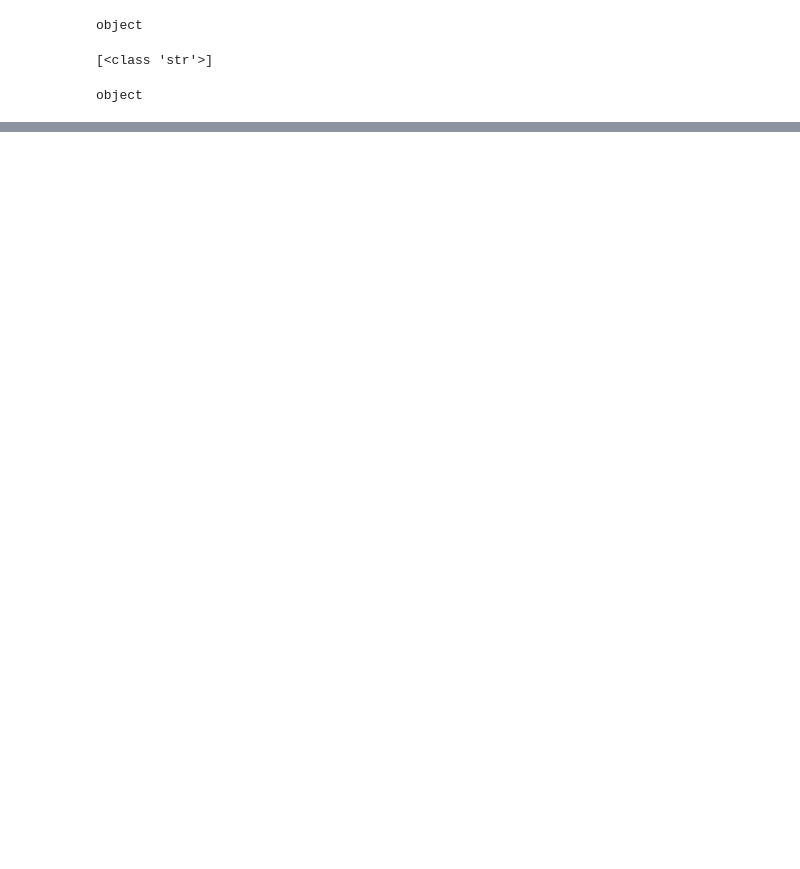
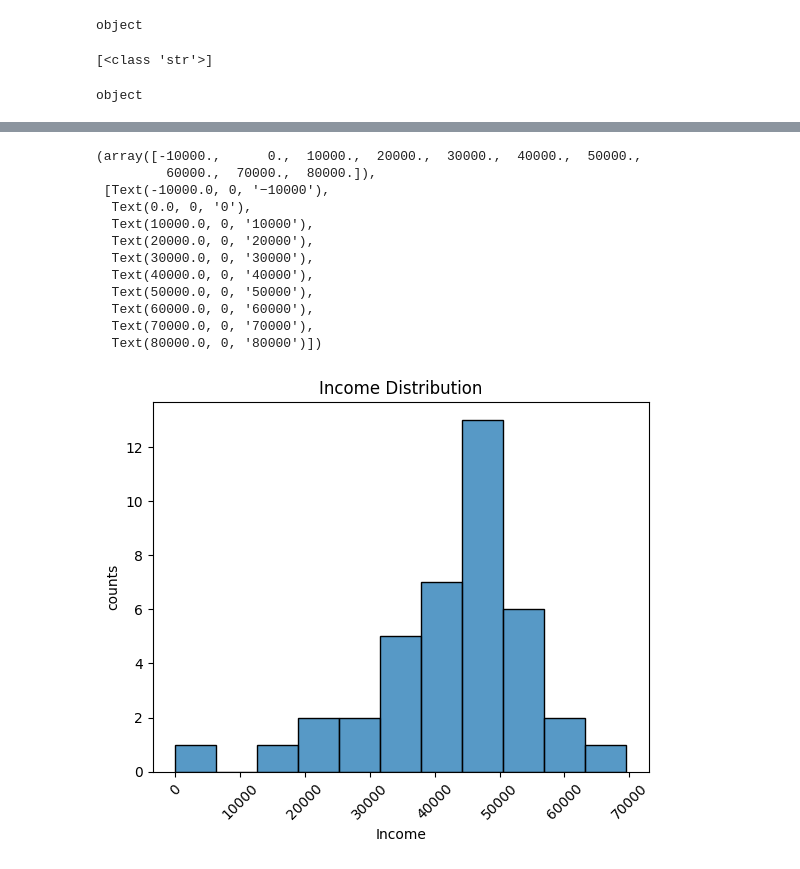
Before and after one commit to annwanginnt/data_scirence, a Jupyter notebook: practice_20230618.ipynb, the cells around one changed output, grey strips where cells are left out. Saved outputs shown, nothing was run; the diff lists cells and outputs as text; code cells hidden in the pictures; blank space fills up the shorter version.

```diff
--- a/practice_20230618.ipynb
+++ b/practice_20230618.ipynb
@@ -55,0 +190,2 @@ object
+# %%
+df['Product'].fillna('Other', inplace=True)
@@ -55,0 +210,2 @@ object
+# %%
+df['Income'].fillna(0, inplace=True)
@@ -55,0 +251,6 @@ object
+# %%
+#calculate mean income grouped by age, this is a series
+age_income = df.groupby('Age')['Income'].mean()
+
+#create a new DataFram from the series
+age_income_df = pd.DataFrame(age_income).reset_index()
@@ -55,0 +300,22 @@ object
+# %%
+age_income_df = age_income_df.sort_values(by='Income', ascending=False)
+# %%
+sns.histplot(age_income_df['Income'])
+plt.title('Income Distribution')
+plt.xlabel('Income')
+plt.ylabel('counts')
+plt.xticks(rotation=45)
+# %% [output]
+(array([-10000.,      0.,  10000.,  20000.,  30000.,  40000.,  50000.,
+         60000.,  70000.,  80000.]),
+ [Text(-10000.0, 0, '−10000'),
+  Text(0.0, 0, '0'),
+  Text(10000.0, 0, '10000'),
+  Text(20000.0, 0, '20000'),
+  Text(30000.0, 0, '30000'),
+  Text(40000.0, 0, '40000'),
+  Text(50000.0, 0, '50000'),
+  Text(60000.0, 0, '60000'),
+  Text(70000.0, 0, '70000'),
+  Text(80000.0, 0, '80000')])
+[figure, added]
```
Also changed, not shown: parts of 48 cells of this notebook, 1 other file.
